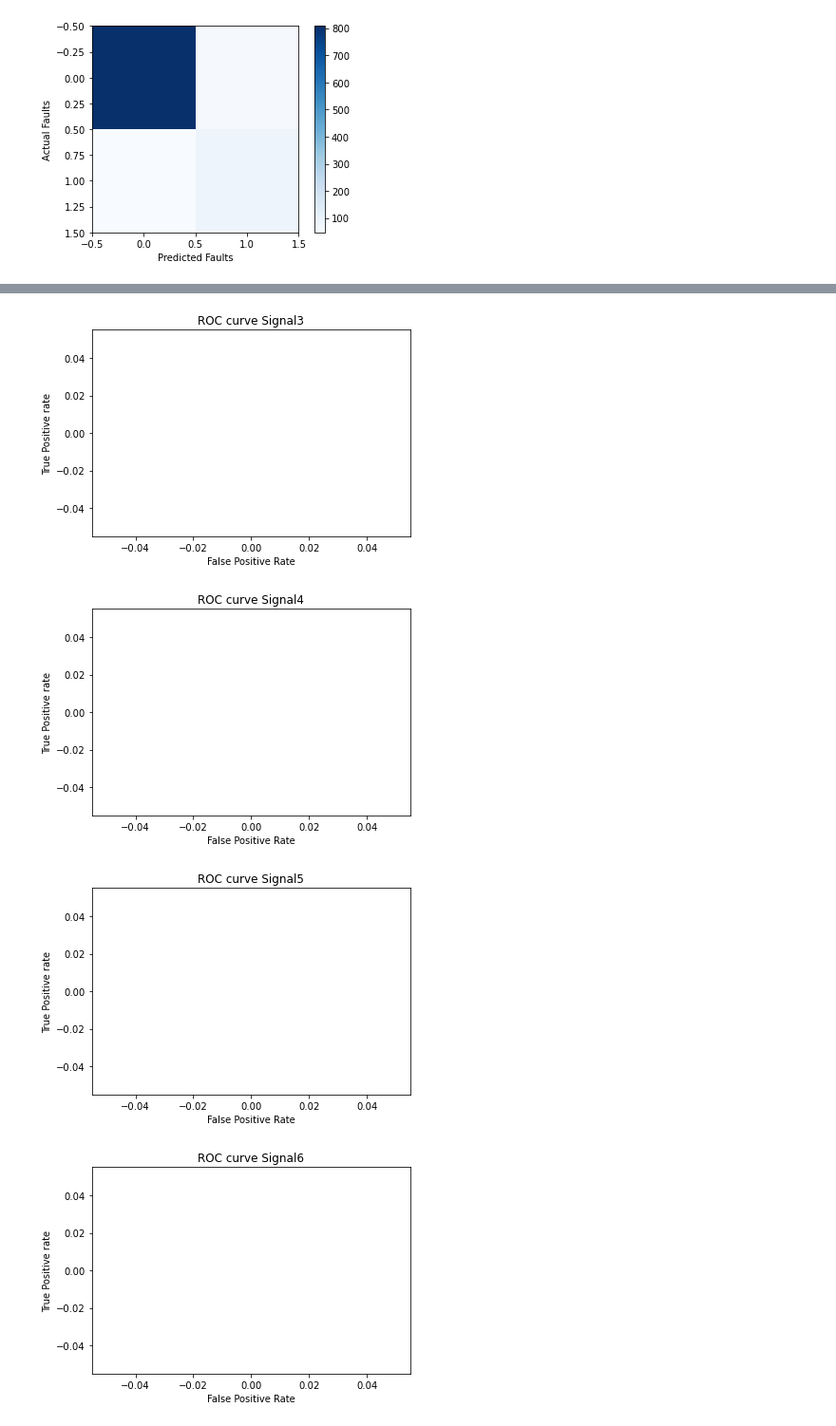
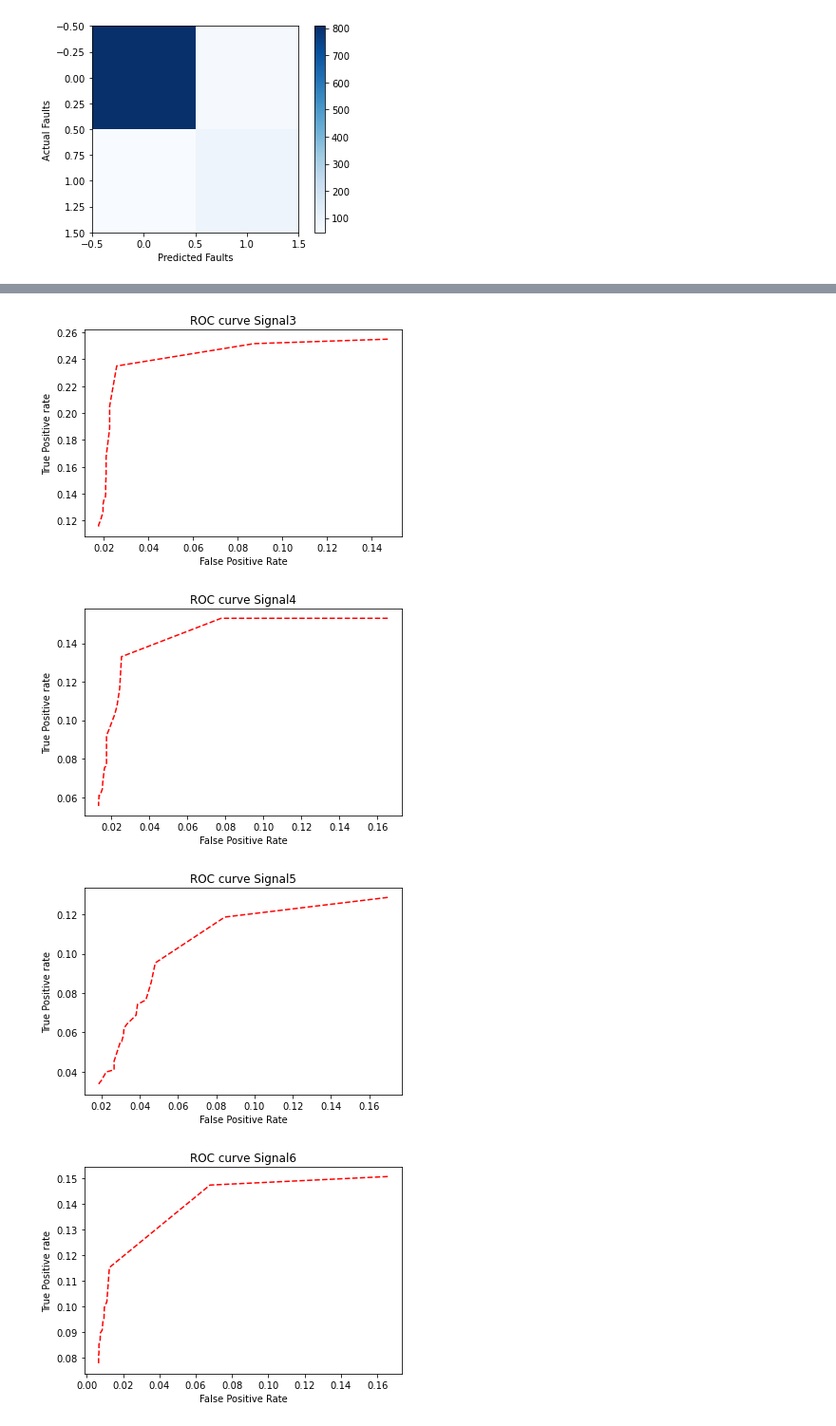
Before and after one commit to edwardquarm/Anomaly-detection-using-machine-learning, a Jupyter notebook: variance_change_detection.ipynb, the cells around one changed output, grey strips where cells are left out. Shown at 95% size. Cells and saved outputs as stored; diff of their text form; code cells hidden in the pictures.

```diff
--- a/variance_change_detection.ipynb
+++ b/variance_change_detection.ipynb
@@ -166,8 +166,8 @@ for i in range(0,6):
     Pfa = []
     for y in np.arange(0,10,0.5):
         _,decision_var,_ = anomaly_detection(Signal_Dataframe[i], y, 20)
-        Truepositives = np.in1d(np.where(Jump_Dataframe[i] == 1) ,np.where(decision_mean == 1))
-        FalsePositve = np.in1d(np.where(Jump_Dataframe[i] == 0) ,np.where(decision_mean == 1))
+        Truepositives = np.in1d(np.where(Jump_Dataframe[i] == 1) ,np.where(decision_var == 1))
+        FalsePositve = np.in1d(np.where(Jump_Dataframe[i] == 0) ,np.where(decision_var == 1))
         Pd.append(np.count_nonzero(Truepositives)/B)
         Pfa.append(np.count_nonzero(FalsePositve)/ A)
     plt.plot(Pfa,Pd,'r--')
@@ -181,4 +181,4 @@ for i in range(0,6):
-[figure, old version]
+[figure, new version]
-[figure, old version]
+[figure, new version]
-[figure, old version]
+[figure, new version]
-[figure, old version]
+[figure, new version]
```
Also changed, not shown: parts of 1 cell of this notebook, 1 other file.
